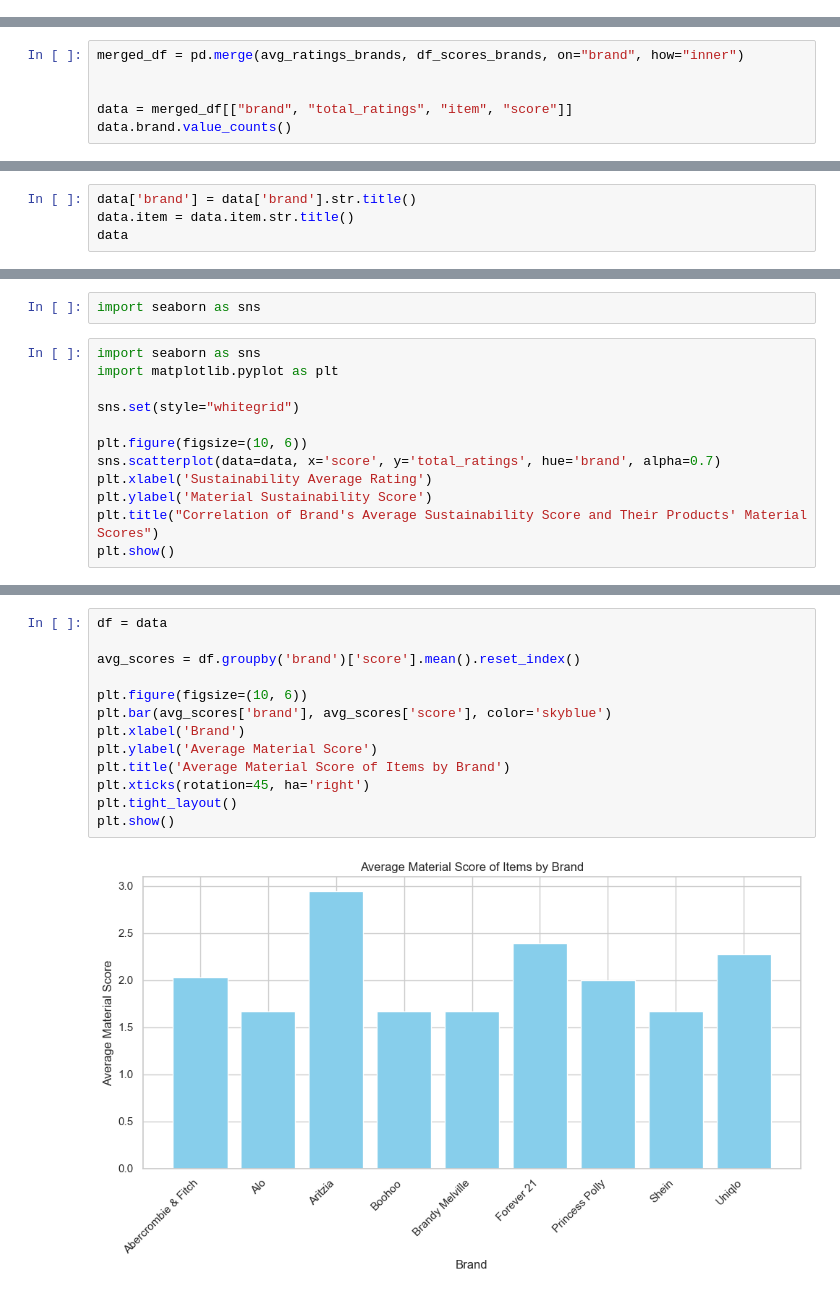
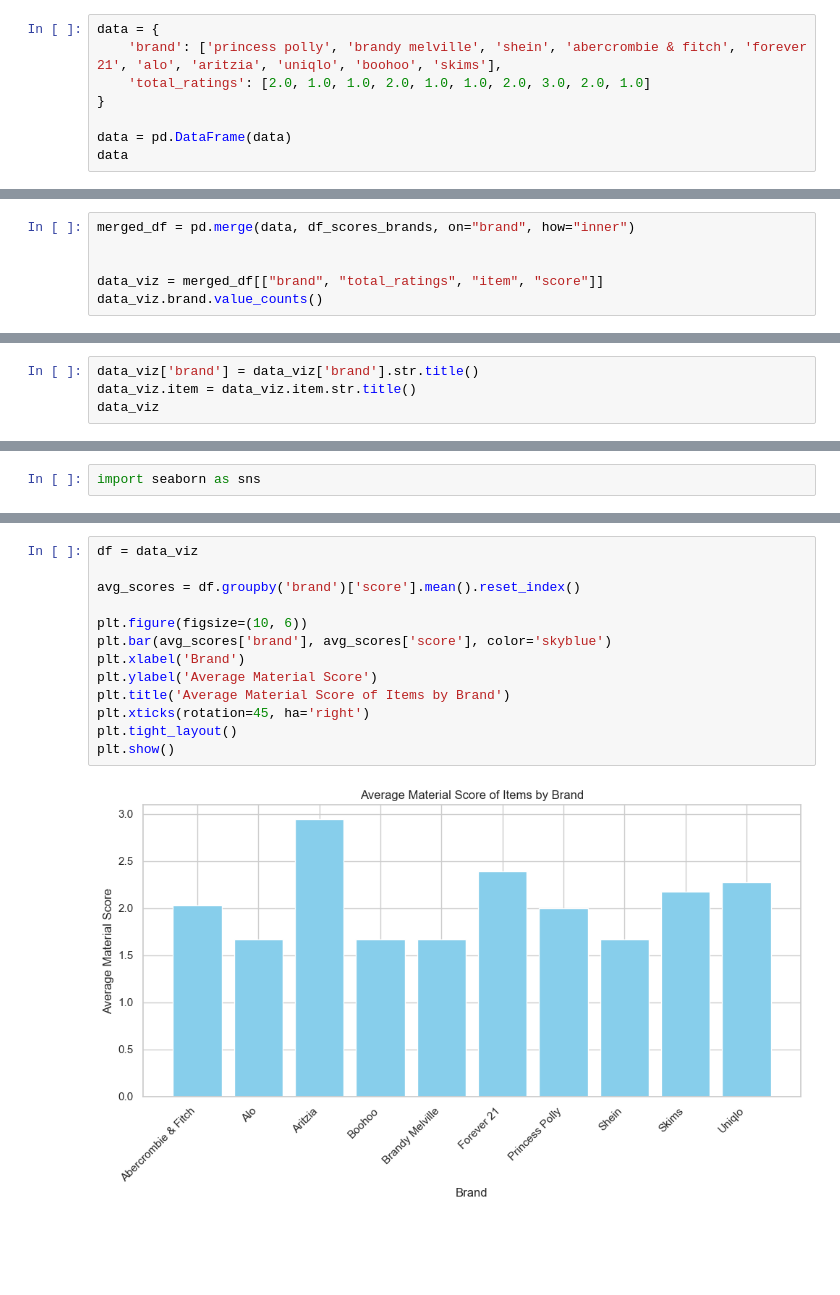
Before and after one commit to meganjchiang/fashionfootprint, a Jupyter notebook: code/jasmines-midterm-vis.ipynb, the cells around one changed output, grey strips where cells are left out. Cells and saved outputs as stored; diff of their text form; blank space fills up the shorter version.

Commit message:
re-added skims:

```diff
--- a/code/jasmines-midterm-vis.ipynb
+++ b/code/jasmines-midterm-vis.ipynb
@@ -772,0 +763,8 @@ avg_ratings_brands
+# %%
+data = {
+    'brand': ['princess polly', 'brandy melville', 'shein', 'abercrombie & fitch', 'forever 21', 'alo', 'aritzia', 'uniqlo', 'boohoo', 'skims'],
+    'total_ratings': [2.0, 1.0, 1.0, 2.0, 1.0, 1.0, 2.0, 3.0, 2.0, 1.0]
+}
+
+data = pd.DataFrame(data)
+data
@@ -805,11 +815,11 @@ df_scores_brands
 # %%
 df_scores_brands.rename(columns={'source': 'brand'}, inplace=True)
 # %%
-merged_df = pd.merge(avg_ratings_brands, df_scores_brands, on="brand", how="inner")
+merged_df = pd.merge(data, df_scores_brands, on="brand", how="inner")
 
 
-data = merged_df[["brand", "total_ratings", "item", "score"]]
-data.brand.value_counts()
+data_viz = merged_df[["brand", "total_ratings", "item", "score"]]
+data_viz.brand.value_counts()
 # %% [output]
 brand
 princess polly         10
@@ -824,8 +835,8 @@ boohoo                 10
 Name: count, dtype: int64
 # %%
-data['brand'] = data['brand'].str.title()
-data.item = data.item.str.title()
-data
+data_viz['brand'] = data_viz['brand'].str.title()
+data_viz.item = data_viz.item.str.title()
+data_viz
 # %% [output]
 A value is trying to be set on a copy of a slice from a DataFrame.
 Try using .loc[row_indexer,col_indexer] = value instead
@@ -855,14 +866,2 @@ data.to_csv("jasmine_mid_term_viz.csv")
 # %%
 import seaborn as sns
-# %%
-import seaborn as sns
-import matplotlib.pyplot as plt
-
-sns.set(style="whitegrid")
-
-plt.figure(figsize=(10, 6))
-sns.scatterplot(data=data, x='score', y='total_ratings', hue='brand', alpha=0.7)
-plt.xlabel('Sustainability Average Rating')
-plt.ylabel('Material Sustainability Score')
-plt.title("Correlation of Brand's Average Sustainability Score and Their Products' Material Scores")
-plt.show()
@@ -936,18 +931,18 @@ data
 # %%
-df = data
+df = data_viz
 
 avg_scores = df.groupby('brand')['score'].mean().reset_index()
 
 plt.figure(figsize=(10, 6))
 plt.bar(avg_scores['brand'], avg_scores['score'], color='skyblue')
 plt.xlabel('Brand')
 plt.ylabel('Average Material Score')
 plt.title('Average Material Score of Items by Brand')
 plt.xticks(rotation=45, ha='right')
 plt.tight_layout()
 plt.show()
 # %% [output]
-[figure, old version]
+[figure, new version]
 # %%
 import matplotlib.patches as mpatches
 
```
Also changed, not shown: parts of 16 cells of this notebook, 2 other files.
